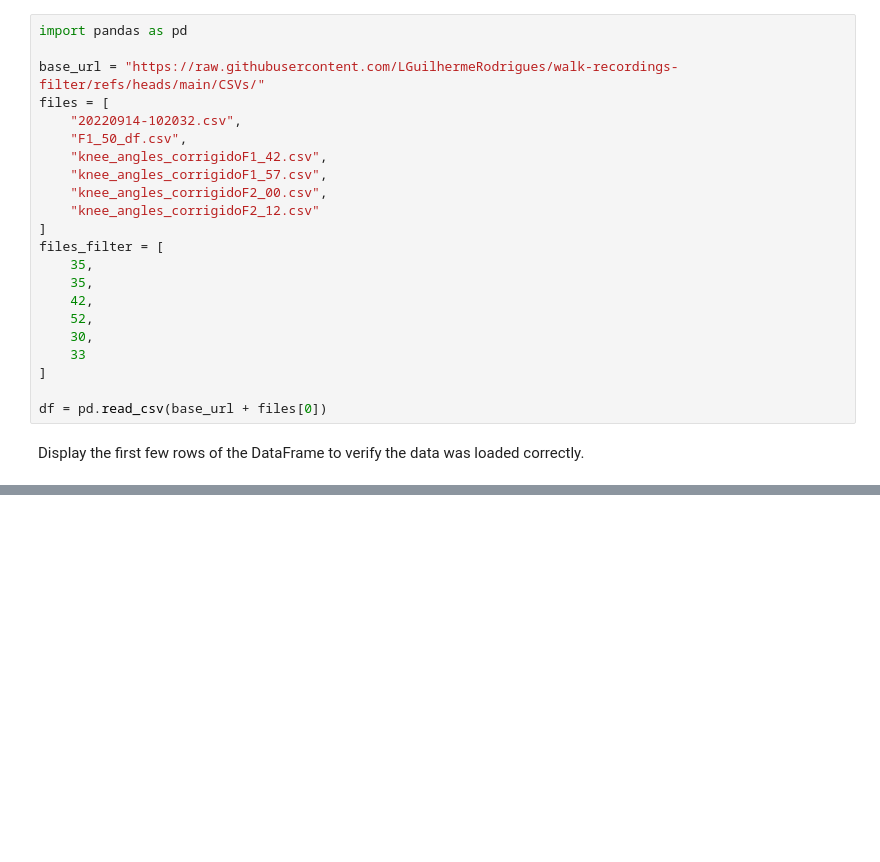
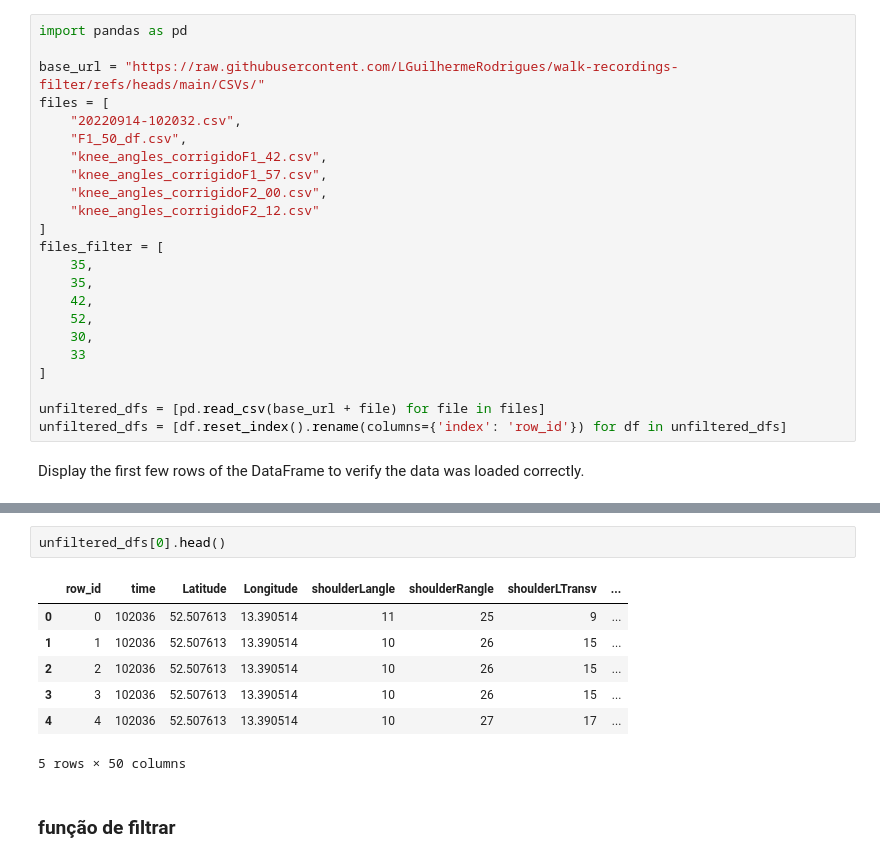
Before and after one commit to LGuilhermeRodrigues/walk-recordings-filter, a Jupyter notebook: walk_recordings_filter.ipynb, the cells around one changed output, grey strips where cells are left out. Drawn from its saved outputs; the diff is of its cells as text; blank space fills up the shorter version.

```diff
--- a/walk_recordings_filter.ipynb
+++ b/walk_recordings_filter.ipynb
@@ -28,6 +23,7 @@ files_filter = [
     33
 ]
 
-df = pd.read_csv(base_url + files[0])
+unfiltered_dfs = [pd.read_csv(base_url + file) for file in files]
+unfiltered_dfs = [df.reset_index().rename(columns={'index': 'row_id'}) for df in unfiltered_dfs]
 # %% [markdown]
 Display the first few rows of the DataFrame to verify the data was loaded correctly.
@@ -139,0 +30,12 @@ plt.show()
+# %%
+unfiltered_dfs[0].head()
+# %% [output]
+|  | row_id | time | Latitude | Longitude | shoulderLangle | shoulderRangle | shoulderLTransv | ... |
+| 0 | 0 | 102036 | 52.507613 | 13.390514 | 11 | 25 | 9 | ... |
+| 1 | 1 | 102036 | 52.507613 | 13.390514 | 10 | 26 | 15 | ... |
+| 2 | 2 | 102036 | 52.507613 | 13.390514 | 10 | 26 | 15 | ... |
+| 3 | 3 | 102036 | 52.507613 | 13.390514 | 10 | 26 | 15 | ... |
+| 4 | 4 | 102036 | 52.507613 | 13.390514 | 10 | 27 | 17 | ... |
+5 rows × 50 columns
+# %% [markdown]
+### função de filtrar
```
Also changed, not shown: parts of 19 cells of this notebook.
